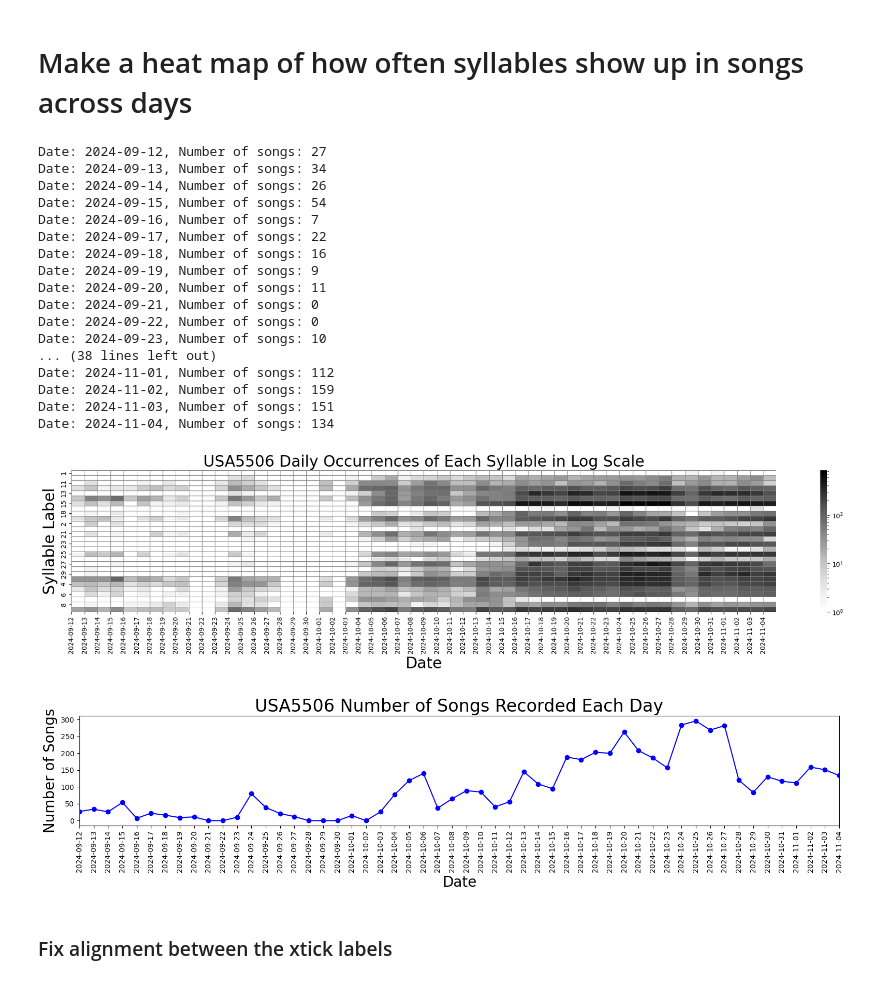
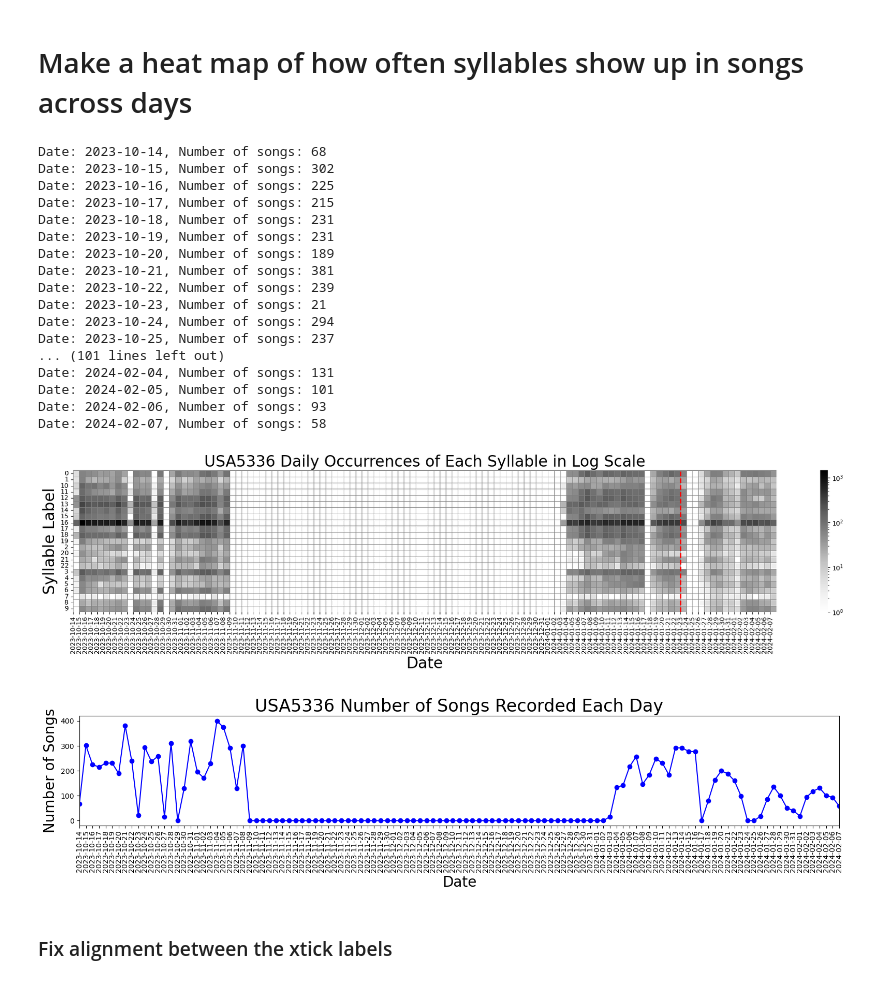
Before and after one commit to hulseyvincentr/syntax_analysis, a Jupyter notebook: notebooks/DECODER_syllable_frequency.ipynb, the cells around one changed output. Cells and saved outputs as stored; diff of their text form; code cells hidden in the pictures.

```diff
--- a/notebooks/DECODER_syllable_frequency.ipynb
+++ b/notebooks/DECODER_syllable_frequency.ipynb
@@ -2,8 +2,10 @@
 # This code takes in a .json file from TweetyBERT, then calculates and graphs the song duration across days of recording. Then, It figures out and graphs how often syllables show up across each day of recording.
 # %%
 import re
-recording_file_path_name = '/Users/mirandahulsey-vincent/Documents/allPythonCode/syntax_analysis/data_inputs/DOI_study/USA5506/USA5506_(10_mg_per_kg_DOI)_decoded_database.json'
-path_to_json_file_with_dates = '/Users/mirandahulsey-vincent/Documents/allPythonCode/syntax_analysis/data_inputs/DOI_study/USA5506/DOI_USA5506_treatment_and_recording_dates.json'
+from datetime import datetime
+import json
+recording_file_path_name = '/Users/mirandahulsey-vincent/Documents/allPythonCode/syntax_analysis/data_inputs/Area_X_lesions/USA5337_decoded_database.json'
+path_to_json_file_with_dates = '/Users/mirandahulsey-vincent/Documents/allPythonCode/syntax_analysis/data_inputs/Area_X_lesions/USA5347_creation_data.json'
 # Use a regular expression to find the pattern 'USA' followed by 4 digits
 match = re.search(r"(USA\d{4})", path_to_json_file_with_dates)
 if match:
@@ -11,4 +13,12 @@ if match:
     print(f"Animal ID: {animal_id}")
 else:
     print("Animal ID not found in the file path.")
+
+with open(path_to_json_file_with_dates, 'r') as f:
+    json_data = json.load(f)
+    # Extract surgery date and format it
+json_treatment_date = json_data['treatment_date']  # Assuming single treatment date
+date_obj = datetime.strptime(json_treatment_date, "%Y-%m-%d")
+treatment_date = date_obj.strftime("%Y.%m.%d")  # Adjust to year-first format for consistency
+print(f"Treatment date: {treatment_date}")
 # %% [output]
@@ -581,52 +592,59 @@ plt.title(f'{animal_id} Daily Occurrences of Each Syllable in Log Scale', fontsi
 
 # Option 3: Square root transformation
 # plt.figure(figsize=(20, 10))
 # ax = sns.heatmap(np.sqrt(heatmap_data), cmap="Greys", linewidths=0.5, linecolor='gray',
 #                  cbar_kws={'label': 'Syllable Count (Square Root Transformed)'})
 # plt.title('Daily Occurrences of Each Syllable - Square Root Transformed', fontsize=18)
 
 # Set x-ticks and convert them to strings for proper labeling
 ax.set_xticks(range(len(heatmap_data.columns)))
 ax.set_xticklabels(heatmap_data.columns.strftime('%Y-%m-%d'), rotation=90)
 
 plt.xlabel('Date', fontsize=24)
 plt.ylabel('Syllable Label', fontsize=24)
+
+# Add a vertical red line at the treatment date
+#treatment_date = pd.to_datetime('2024-01-24')
+if treatment_date in heatmap_data.columns:
+    treatment_index = heatmap_data.columns.get_loc(treatment_date)
+    ax.axvline(x=treatment_index, color='red', linestyle='--', linewidth=2, label='Treatment Date')
+
 plt.tight_layout()
 plt.show()# Plot the number of songs for each date
 plt.figure(figsize=(15.75, 4))
 plt.plot(all_dates, song_counts, marker='o', linestyle='-', color='b')
 plt.title(f'{animal_id} Number of Songs Recorded Each Day', fontsize=24)
 plt.xlabel('Date', fontsize=20)
 plt.ylabel('Number of Songs', fontsize=20)
 
 # Set x-ticks to match all dates in all_dates, and label them
 plt.xticks(ticks=all_dates, labels=all_dates.strftime('%Y-%m-%d'), rotation=90)
 
 # Set the x-axis limits to remove the gap
 plt.xlim([all_dates[0], all_dates[-1]])
 
 plt.tight_layout()
 plt.show()
 # %% [output]
-Date: 2024-09-12, Number of songs: 27
-Date: 2024-09-13, Number of songs: 34
-Date: 2024-09-14, Number of songs: 26
-Date: 2024-09-15, Number of songs: 54
-Date: 2024-09-16, Number of songs: 7
-Date: 2024-09-17, Number of songs: 22
-Date: 2024-09-18, Number of songs: 16
-Date: 2024-09-19, Number of songs: 9
-Date: 2024-09-20, Number of songs: 11
-Date: 2024-09-21, Number of songs: 0
-Date: 2024-09-22, Number of songs: 0
-Date: 2024-09-23, Number of songs: 10
-... (38 lines left out)
-Date: 2024-11-01, Number of songs: 112
-Date: 2024-11-02, Number of songs: 159
-Date: 2024-11-03, Number of songs: 151
-Date: 2024-11-04, Number of songs: 134
+Date: 2023-10-14, Number of songs: 68
+Date: 2023-10-15, Number of songs: 302
+Date: 2023-10-16, Number of songs: 225
+Date: 2023-10-17, Number of songs: 215
+Date: 2023-10-18, Number of songs: 231
+Date: 2023-10-19, Number of songs: 231
+Date: 2023-10-20, Number of songs: 189
+Date: 2023-10-21, Number of songs: 381
+Date: 2023-10-22, Number of songs: 239
+Date: 2023-10-23, Number of songs: 21
+Date: 2023-10-24, Number of songs: 294
+Date: 2023-10-25, Number of songs: 237
+... (101 lines left out)
+Date: 2024-02-04, Number of songs: 131
+Date: 2024-02-05, Number of songs: 101
+Date: 2024-02-06, Number of songs: 93
+Date: 2024-02-07, Number of songs: 58
-[figure, old version]
+[figure, new version]
-[figure, old version]
+[figure, new version]
 # %% [markdown]
 ### Fix alignment between the xtick labels
 # %%
```
Also changed, not shown: parts of 12 cells of this notebook.
